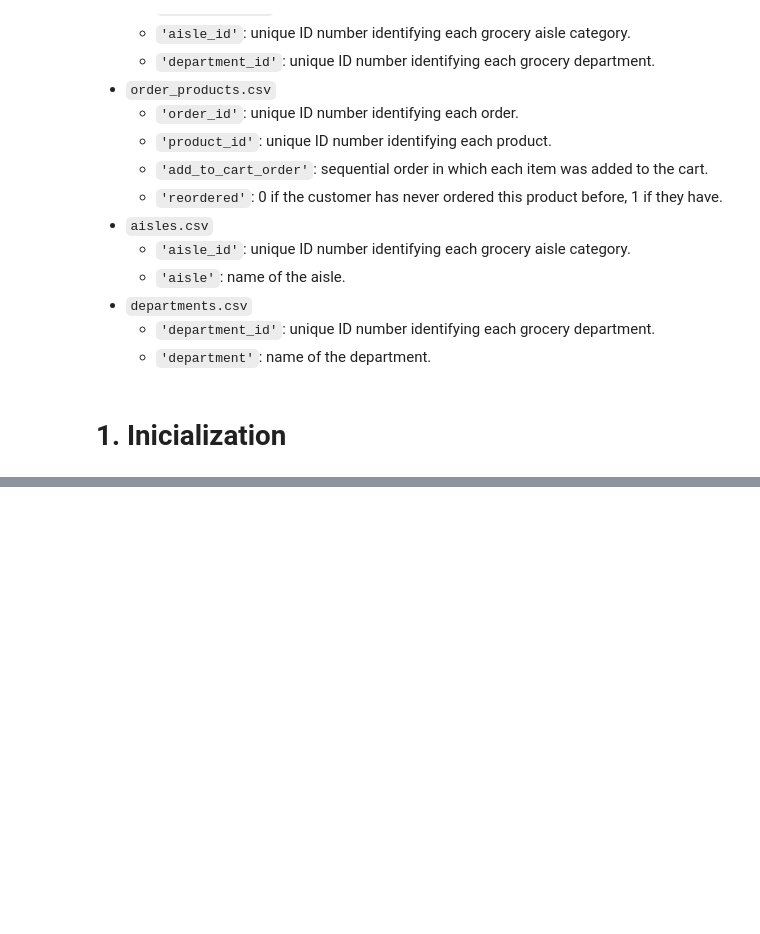
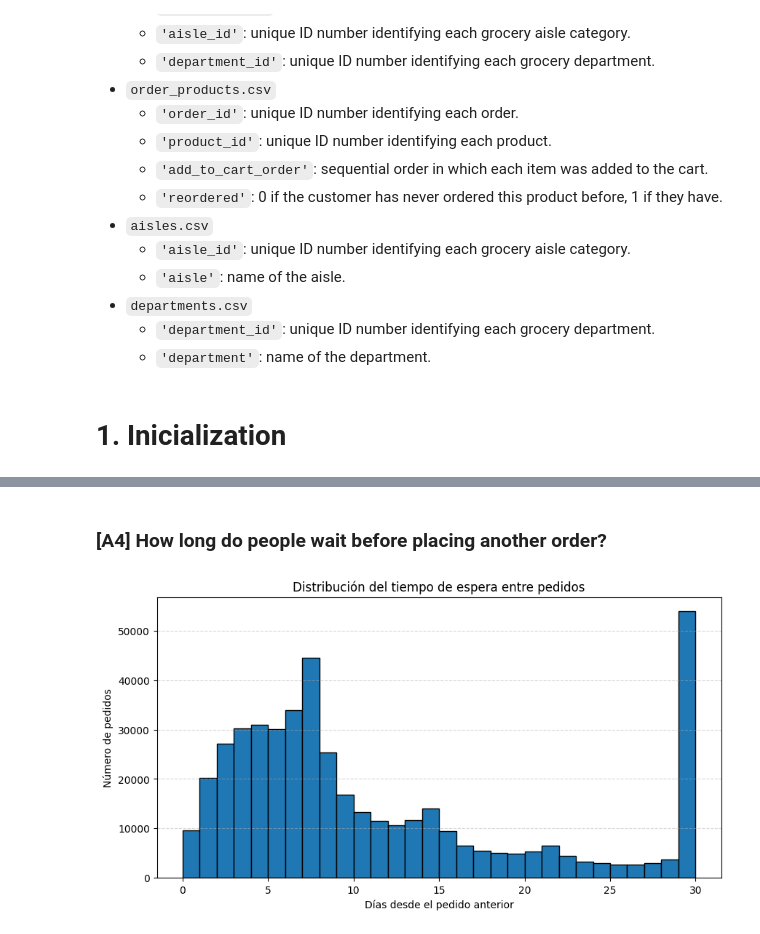
Before and after one commit to alangudi417/online-groceries-customer-behavior, a Jupyter notebook: notebooks/online_groceries.ipynb, the cells around one changed output, grey strips where cells are left out. Cells and saved outputs as stored; diff of their text form; code cells hidden in the pictures; blank space fills up the shorter version.

```diff
--- a/notebooks/online_groceries.ipynb
+++ b/notebooks/online_groceries.ipynb
@@ -130,0 +561,12 @@ print('number of duplicate values in column "order_id": ', df_instacart_orders['
+# %% [markdown]
+### [A4] How long do people wait before placing another order?
+# %%
+plt.figure(figsize=(10, 5))
+plt.hist(df_instacart_orders_clean['days_since_prior_order'], bins=30, edgecolor='black')
+plt.title('Distribución del tiempo de espera entre pedidos')
+plt.xlabel('Días desde el pedido anterior')
+plt.ylabel('Número de pedidos')
+plt.grid(axis='y', linestyle='--', alpha=0.5)
+plt.show()
+# %% [output]
+[figure, added]
```
Also changed, not shown: parts of 96 cells of this notebook, 1 other file.
